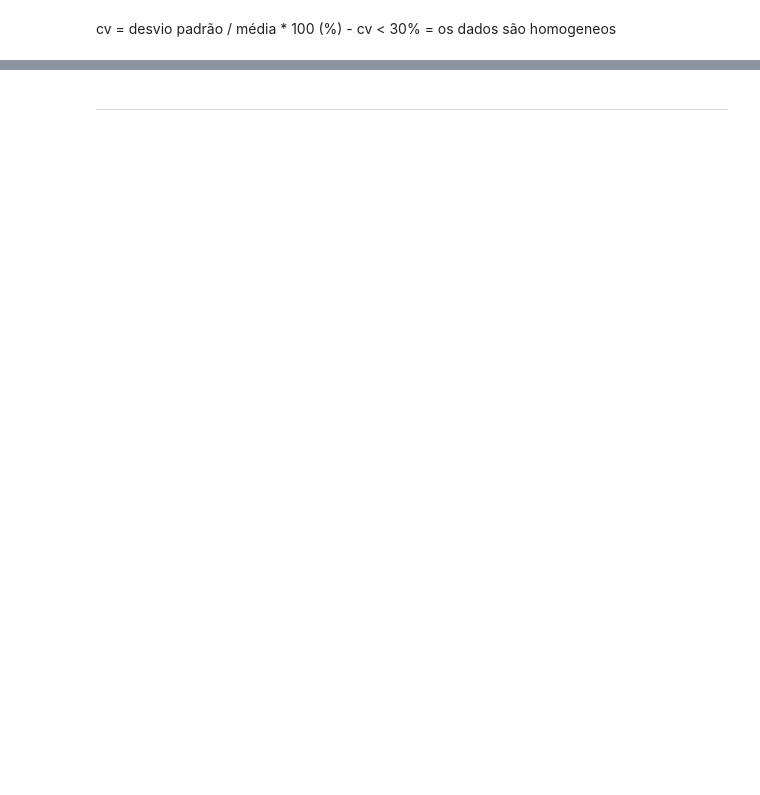
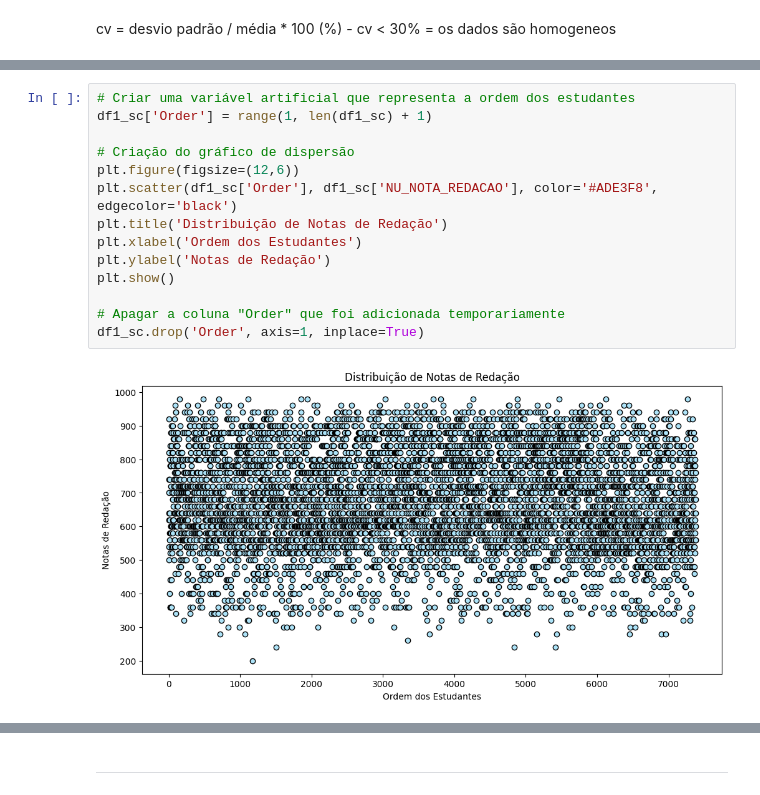
Before and after one commit to dacasfilipe/Python_data_science, a Jupyter notebook: Projeto_Prático_ENEM_30_07_23.ipynb, the cells around one changed output, grey strips where cells are left out. Saved outputs shown, nothing was run; the diff lists cells and outputs as text; blank space fills up the shorter version.

```diff
--- a/Projeto_Prático_ENEM_30_07_23.ipynb
+++ b/Projeto_Prático_ENEM_30_07_23.ipynb
@@ -464,0 +234,16 @@ print(limite2)
+# %%
+# Criar uma variável artificial que representa a ordem dos estudantes
+df1_sc['Order'] = range(1, len(df1_sc) + 1)
+
+# Criação do gráfico de dispersão
+plt.figure(figsize=(12,6))
+plt.scatter(df1_sc['Order'], df1_sc['NU_NOTA_REDACAO'], color='#ADE3F8', edgecolor='black')
+plt.title('Distribuição de Notas de Redação')
+plt.xlabel('Ordem dos Estudantes')
+plt.ylabel('Notas de Redação')
+plt.show()
+
+# Apagar a coluna "Order" que foi adicionada temporariamente
+df1_sc.drop('Order', axis=1, inplace=True)
+# %% [output]
+[figure, added]
```
Also changed, not shown: parts of 120 cells of this notebook.
